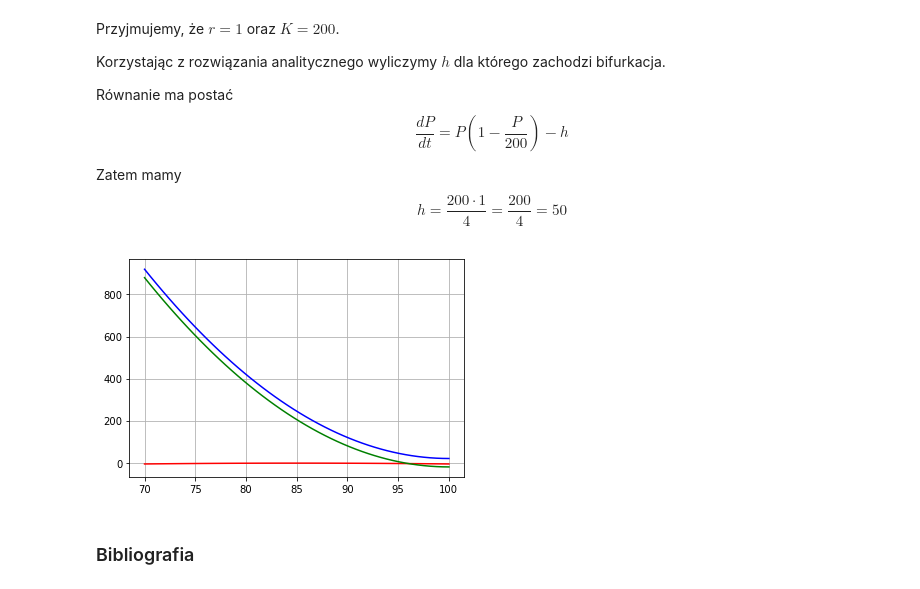
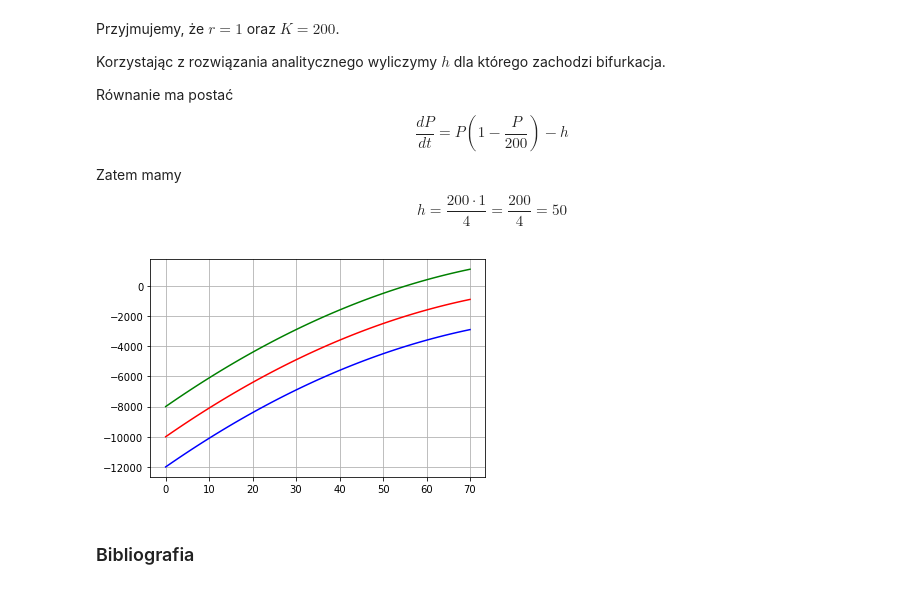
Before and after one commit to klaudynka245/Bifurcations, a Jupyter notebook: teoria katastrof.ipynb, the cells around one changed output. Drawn from its saved outputs; the diff is of its cells as text; code cells hidden in the pictures.

```diff
--- a/teoria katastrof.ipynb
+++ b/teoria katastrof.ipynb
@@ -319,19 +319,19 @@ h = \frac{200 \cdot 1}{4} = \frac{200}{4} = 50
 $$
 # %%
 h1 = 50
-h2 = 49.9
-h3 = 50.1
-t = np.linspace(70,100)
-f1 = t**2 - 200*t + 200*h1
-f2 = t**2 - 200*t + 200*h2
-f3 = t**2 - 200*t + 200*h3
-plt.plot(t,f,'r')
-plt.plot(t,f2,'g')
-plt.plot(t,f3,'b')
+h2 = 40
+h3 = 60
+p = np.linspace(0,70)
+g1 = -p**2 + 200*p - 200*h1
+g2 = -p**2 + 200*p - 200*h2
+g3 = -p**2 + 200*p - 200*h3
+plt.plot(p,g1,'r')
+plt.plot(p,g2,'g')
+plt.plot(p,g3,'b')
 plt.grid()
 plt.show()
 # %% [output]
-[figure, old version]
+[figure, new version]
 # %% [markdown]
 ### Bibliografia
 # %% [markdown]
```
